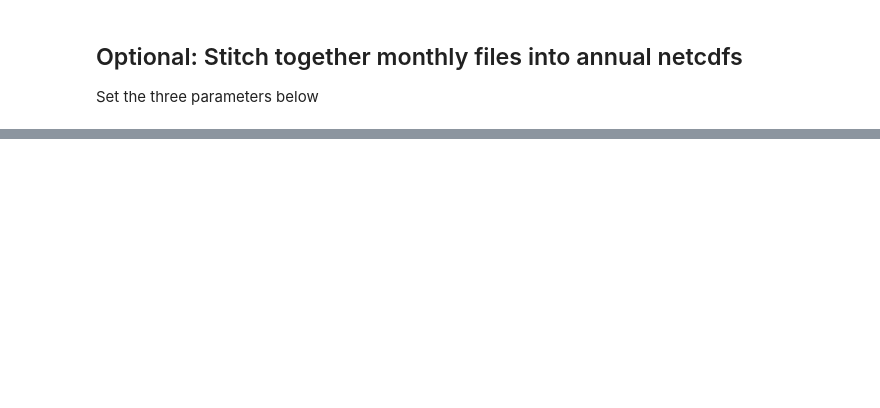
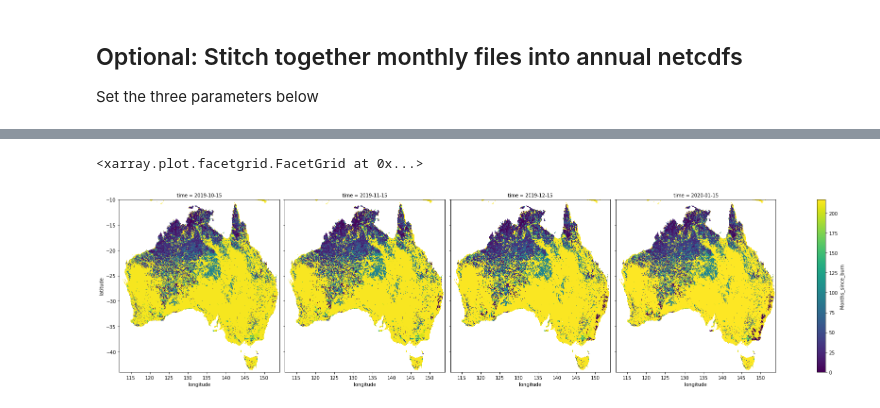
Before and after one commit to cbur24/NEE_modelling, a Jupyter notebook: GEE_products_download.ipynb, the cells around one changed output, grey strips where cells are left out. Cells and saved outputs as stored; diff of their text form; code cells hidden in the pictures; blank space fills up the shorter version.

Commit message:
start developing fire disturbance maps

```diff
--- a/GEE_products_download.ipynb
+++ b/GEE_products_download.ipynb
@@ -161,0 +166,32 @@ ds = xr.open_mfdataset([base+f for f in files])
+# %%
+i=0
+results = []
+for t in range(0,len(ds.time)):
+    print(" {:02}/{:02}\r".format(i + 1, len(ds.time)), end="")
+
+    time = ds.isel(time=t).time.values
+
+    if t>0:
+
+        da = ds.BurnDate.isel(time=t)
+        da = xr.where(da==0, results[t-1]+1, 0)
+
+    else:
+
+        time = ds.isel(time=t).time.values
+        da = ds.BurnDate.isel(time=t)
+        da = xr.where(da==120, da+1 , 0) #what should the starting value be? 0 or some larger number?
+
+    da = da.squeeze().drop('time')
+    da = da.expand_dims(time=[time])
+
+    results.append(da.astype('int16').rename('Months_since_burn'))
+
+    i+=1
+# %%
+ds = xr.concat(results, dim='time').sortby('time')
+# %%
+evi = xr.open_dataarray('/g/data/os22/chad_tmp/NEE_modelling/data/1km/EVI_1km_monthly_2002_2021.nc').isel(time=0).drop('time')
+mask= ~np.isnan(evi)
+# %%
+ds = ds.astype('float32').where(mask)
@@ -161,0 +200,5 @@ ds = xr.open_mfdataset([base+f for f in files])
+# %%
+ds.isel(time=[213,214,215,216]).plot.imshow(size=6, col='time')
+# %% [output]
+<xarray.plot.facetgrid.FacetGrid at 0x...>
+[figure, added]
```
Also changed, not shown: parts of 21 cells of this notebook, 1 other file.
